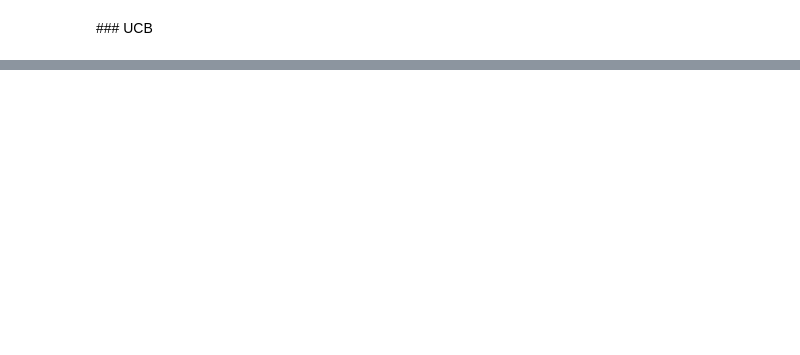
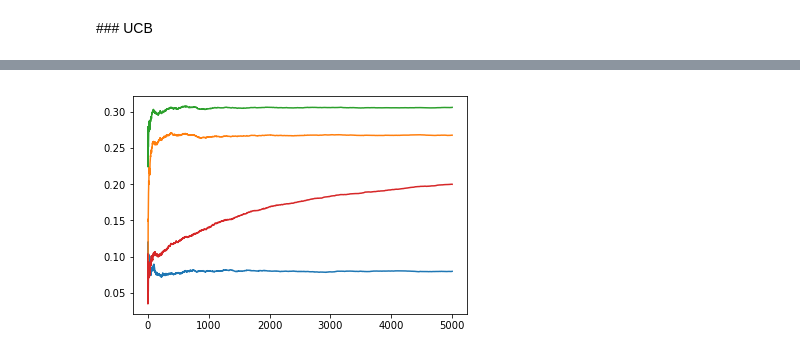
Before and after one commit to Benlog/FDMS, a Jupyter notebook: TME8.ipynb, the cells around one changed output, grey strips where cells are left out. Drawn from its saved outputs; the diff is of its cells as text; code cells hidden in the pictures; blank space fills up the shorter version.

```diff
--- a/TME8.ipynb
+++ b/TME8.ipynb
@@ -106,0 +189,13 @@ SyntaxError: can't assign to function call (<ipython-input-116-789e2fcc7546>, li
+# %%
+class UCBBandit(Bandit):
+    def compute(self):
+        b = -float("inf")
+        for c in range(len(self.choix)):
+            if self.state[c] == 0:  # Initialisation
+                return c
+
+            nb = self.score[c]/self.state[c] + np.sqrt(2*np.log(self.t)/self.state[c])
+            if nb > b:
+                b = nb
+                r = c
+        return r
@@ -106,0 +252,19 @@ SyntaxError: can't assign to function call (<ipython-input-116-789e2fcc7546>, li
+# %%
+witness = [RandomBandit(choices),
+           StaticBestBandit(choices, clics_rates),
+           StaticOptimalBandit(choices, clics_rates)]
+
+ucb     = [UCBBandit(choices)]
+
+linucb  = [LinUCBBandit(choices, 10),
+           LinUCBBandit(choices, 2),
+           LinUCBBandit(choices, 0.5),
+           LinUCBBandit(choices, 0.05)]
+
+bandits = witness + ucb + linucb
+
+trainer = Rewarder(description, clics_rates, bandits)
+# %%
+trainer.run()
+# %%
+k = trainer.get().T
@@ -106,0 +277,5 @@ SyntaxError: can't assign to function call (<ipython-input-116-789e2fcc7546>, li
+# %%
+plt.plot(k[:,:4])
+plt.show()
+# %% [output]
+[figure, added]
```
Also changed, not shown: parts of 27 cells of this notebook, 1 other file.
